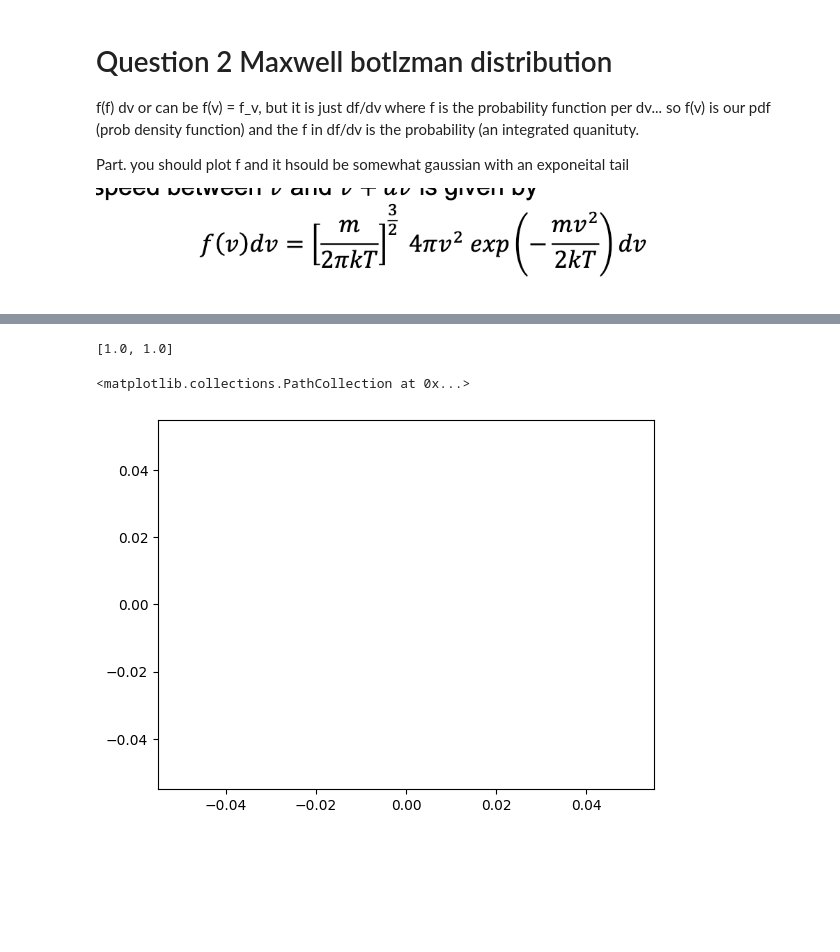
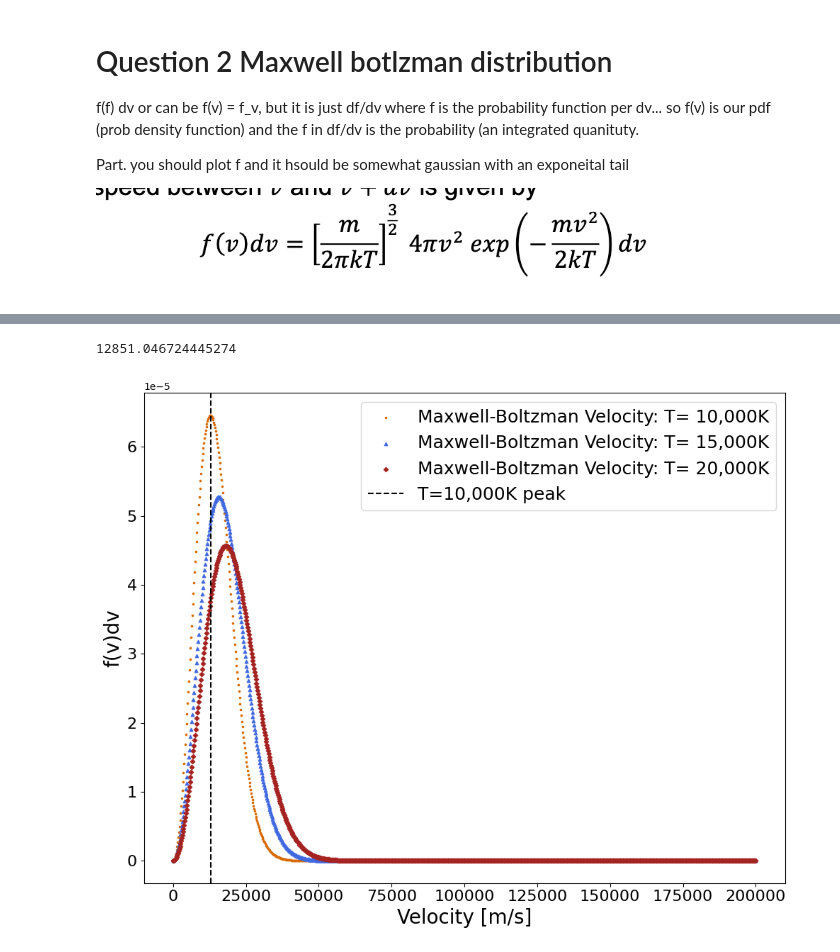
Before and after one commit to Astro-CMalhas/Computational-Astronomy, a Jupyter notebook: HW_03_Numerical_Intg.ipynb, the cells around one changed output, grey strips where cells are left out. Saved outputs shown, nothing was run; the diff lists cells and outputs as text; code cells hidden in the pictures; blank space fills up the shorter version.

```diff
--- a/HW_03_Numerical_Intg.ipynb
+++ b/HW_03_Numerical_Intg.ipynb
@@ -203,13 +253,43 @@ plt.scatter(v,test123)
-# %%
-x_maxwell, y_maxwell = 1.0, np.inf
-xn_maxwell = 1
-n = 1000
-
-
-x_maxwellout, y_maxwellout = RKtest(x_maxwell, y_maxwell, xn, xn_maxwell,Maxwell)
-print (x_maxwellout)
-plt.scatter(x_maxwell,y_maxwell)
-# %% [output]
-[1.0, 1.0]
-<matplotlib.collections.PathCollection at 0x...>
-[figure, removed]
+# %%
+
+#Defining some constants
+k = 1.380649*(10**-23)
+m = 1.672*(10**-27)
+
+
+def Maxwell(v_curr, T, M):
+  term1 = (np.abs(M/(2*np.pi*k*T)))**(3/2)
+  term2 = 4*(np.pi)*(v_curr**2)
+  term3 = np.exp(-(M*v_curr**2)/(2*k*T))
+  return term1 * term2 * term3
+
+v_plot = np.linspace(0, 200000, 1000)
+
+fig, ax = plt.subplots(figsize=(10, 8))
+
+
+test123 = Maxwell(v_plot, 10000, m)
+testlowtemp = Maxwell(v_plot, 15000, m)
+testhightemp = Maxwell(v_plot, 20000, m)
+
+plt.scatter(v_plot, test123, color = '#D76A03', marker='.', s = 10, label ="Maxwell-Boltzman Velocity: T= 10,000K")
+plt.scatter(v_plot, testlowtemp, color = '#4169E1', marker='^', s = 10, label ="Maxwell-Boltzman Velocity: T= 15,000K")
+plt.scatter(v_plot, testhightemp, color = '#a52422', marker='D', s = 10, label ="Maxwell-Boltzman Velocity: T= 20,000K")
+
+peak_velocity_10000K = np.sqrt(2 * k * 10000 / m) #my value of 12851 is quite cclose to the hyperphysics calculator value of 12844, prob close enough
+print (peak_velocity_10000K)
+plt.axvline(x=peak_velocity_10000K, color='k', linestyle='--', label = 'T=10,000K peak')
+
+ax.set_xlabel("Velocity [m/s]", fontsize=20)
+ax.set_ylabel("f(v)dv", fontsize=20)
+ax.tick_params(axis='both', which='major', labelsize=16)
+ax.legend(fontsize=18)
+
+
+
+plt.tight_layout()
+plt.savefig('fig3',dpi =300)
+plt.show()
+# %% [output]
+12851.046724445274
+[figure, added]
```
Also changed, not shown: parts of 13 cells of this notebook.
